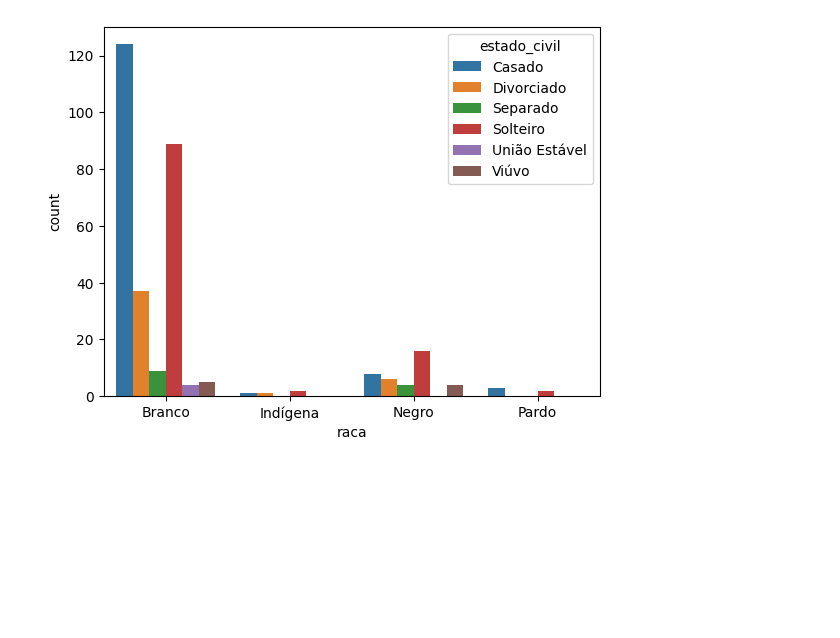
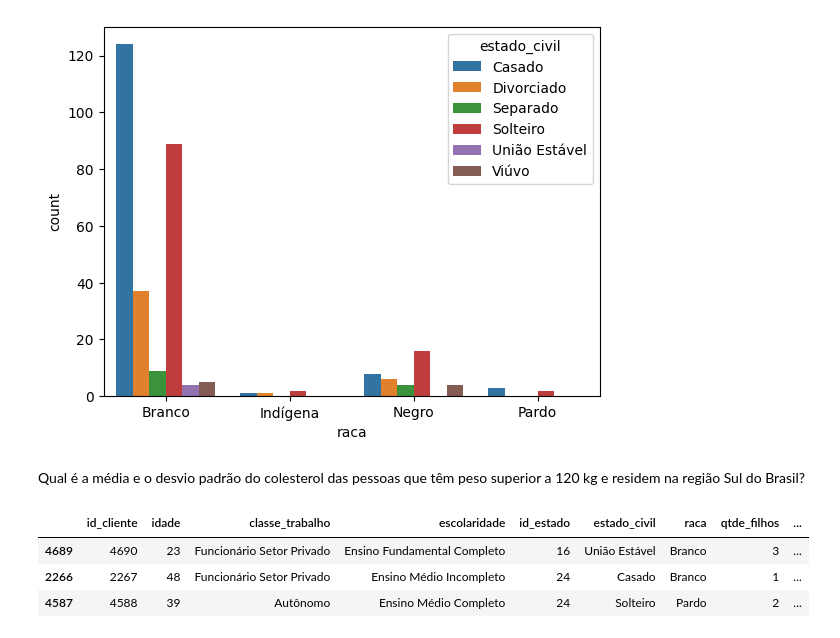
Before and after one commit to jorgelzsilva/AMM1, a Jupyter notebook: src/analise.ipynb, the cells around one changed output. Cells and saved outputs as stored; diff of their text form; code cells hidden in the pictures; blank space fills up the shorter version.

```diff
--- a/src/analise.ipynb
+++ b/src/analise.ipynb
@@ -107,3 +107,5 @@ sns.barplot(data=agrupamento_minas, x='raca', y='count', hue='estado_civil')
 # %% [output]
 <Axes: xlabel='raca', ylabel='count'>
 [figure]
+# %% [markdown]
+Qual é a média e o desvio padrão do colesterol das pessoas que têm peso superior a 120 kg e residem na região Sul do Brasil?
@@ -109,0 +116,7 @@ sns.barplot(data=agrupamento_minas, x='raca', y='count', hue='estado_civil')
+# %%
+media_dp_sul.sample(3)
+# %% [output]
+|  | id_cliente | idade | classe_trabalho | escolaridade | id_estado | estado_civil | raca | qtde_filhos | ... |
+| 4689 | 4690 | 23 | Funcionário Setor Privado | Ensino Fundamental Completo | 16 | União Estável | Branco | 3 | ... |
+| 2266 | 2267 | 48 | Funcionário Setor Privado | Ensino Médio Incompleto | 24 | Casado | Branco | 1 | ... |
+| 4587 | 4588 | 39 | Autônomo | Ensino Médio Completo | 24 | Solteiro | Pardo | 2 | ... |
```
Also changed, not shown: parts of 4 cells of this notebook.
